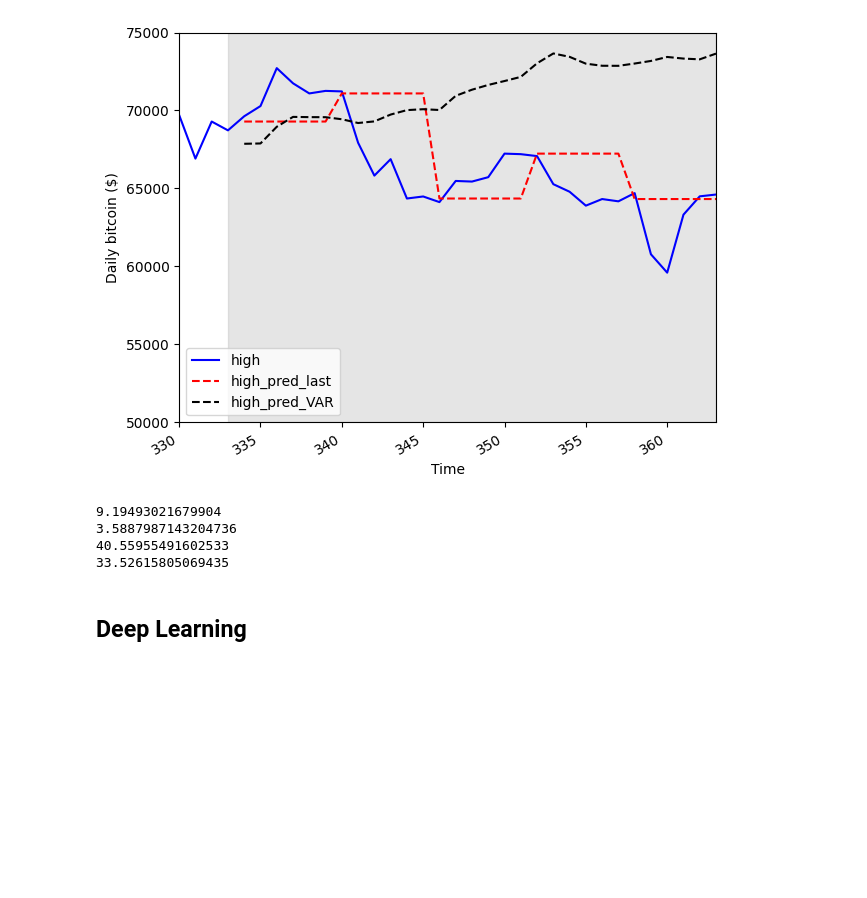
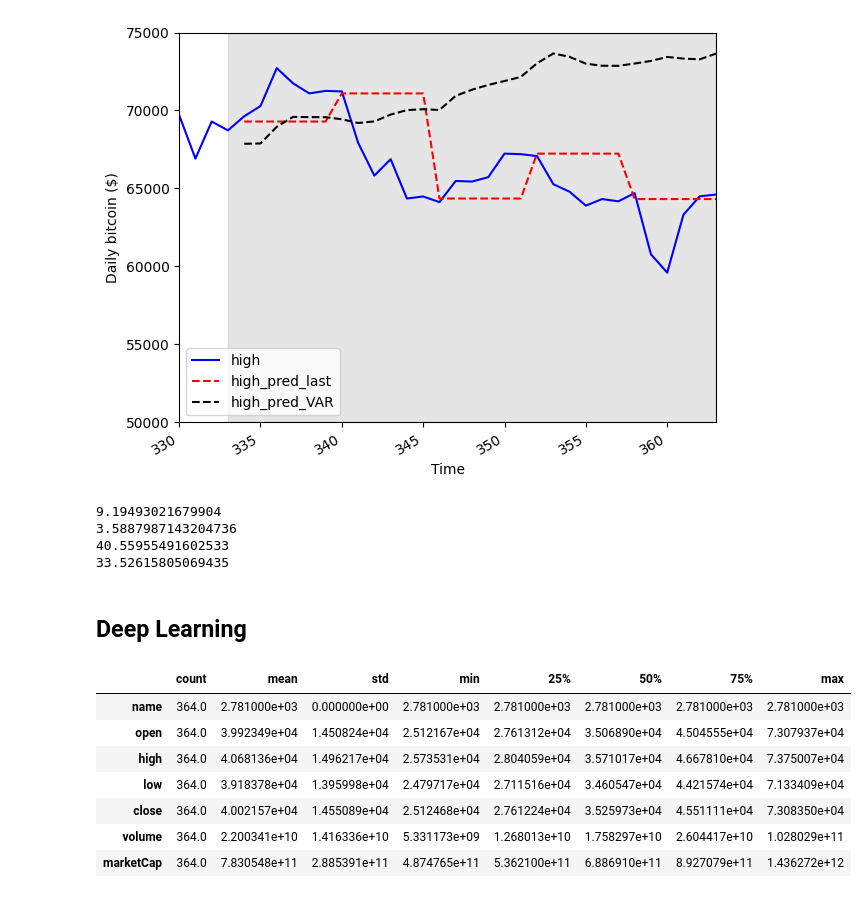
Before and after one commit to baloochyb/PricePrediction, a Jupyter notebook: time_series.ipynb, the cells around one changed output. Cells and saved outputs as stored; diff of their text form; code cells hidden in the pictures; blank space fills up the shorter version.

```diff
--- a/time_series.ipynb
+++ b/time_series.ipynb
@@ -1798,0 +1806,11 @@ print(mape_volume_last)
+# %%
+bitcoin.describe().transpose()
+# %% [output]
+|  | count | mean | std | min | 25% | 50% | 75% | max |
+| name | 364.0 | 2.781000e+03 | 0.000000e+00 | 2.781000e+03 | 2.781000e+03 | 2.781000e+03 | 2.781000e+03 | 2.781000e+03 |
+| open | 364.0 | 3.992349e+04 | 1.450824e+04 | 2.512167e+04 | 2.761312e+04 | 3.506890e+04 | 4.504555e+04 | 7.307937e+04 |
+| high | 364.0 | 4.068136e+04 | 1.496217e+04 | 2.573531e+04 | 2.804059e+04 | 3.571017e+04 | 4.667810e+04 | 7.375007e+04 |
+| low | 364.0 | 3.918378e+04 | 1.395998e+04 | 2.479717e+04 | 2.711516e+04 | 3.460547e+04 | 4.421574e+04 | 7.133409e+04 |
+| close | 364.0 | 4.002157e+04 | 1.455089e+04 | 2.512468e+04 | 2.761224e+04 | 3.525973e+04 | 4.551111e+04 | 7.308350e+04 |
+| volume | 364.0 | 2.200341e+10 | 1.416336e+10 | 5.331173e+09 | 1.268013e+10 | 1.758297e+10 | 2.604417e+10 | 1.028029e+11 |
+| marketCap | 364.0 | 7.830548e+11 | 2.885391e+11 | 4.874765e+11 | 5.362100e+11 | 6.886910e+11 | 8.927079e+11 | 1.436272e+12 |
```
Also changed, not shown: parts of 4 cells of this notebook.
